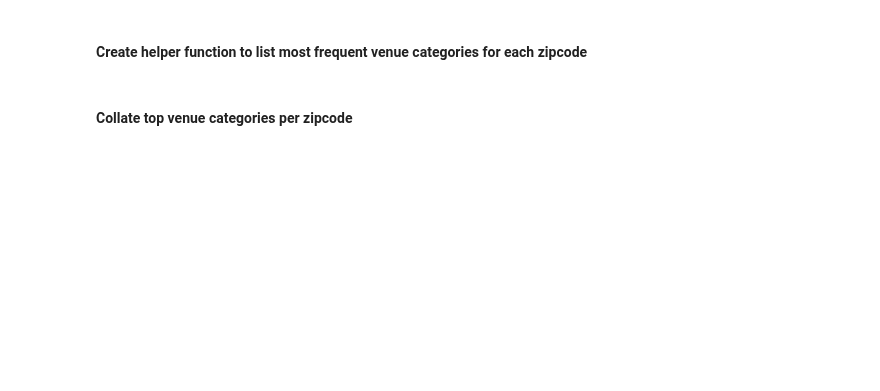
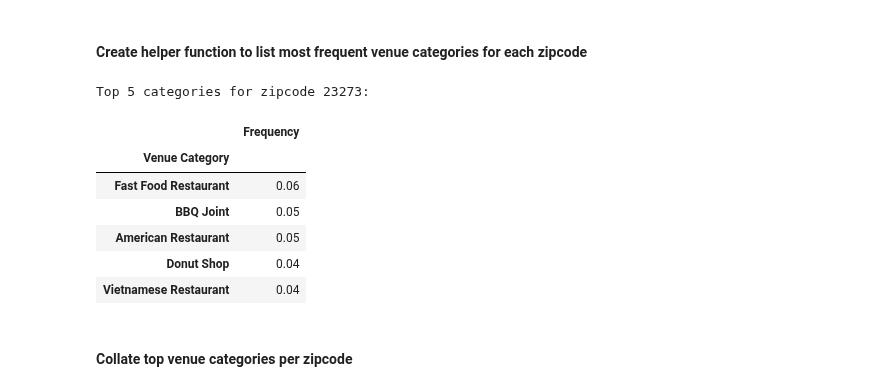
Before and after one commit to amypeniston/data-science-capstone-project, a Jupyter notebook: Week_5_Capstone_Project.ipynb, the cells around one changed output. Cells and saved outputs as stored; diff of their text form; code cells hidden in the pictures; blank space fills up the shorter version.

```diff
--- a/Week_5_Capstone_Project.ipynb
+++ b/Week_5_Capstone_Project.ipynb
@@ -594,11 +696,20 @@ def get_top_categories(df, idx, num=5):
     return top
 # %%
 top_num = 5
-example_row = 2
+example_row = 30
 
 example_zipcode = nearby_venues_grouped_by_zipcode.iloc[example_row,0]
 print("Top {} categories for zipcode {}:\n".format(top_num, example_zipcode))
 get_top_categories(nearby_venues_grouped_by_zipcode, example_row, top_num)
+# %% [output]
+Top 5 categories for zipcode 23273:
+|  | Frequency |
+| Venue Category |  |
+| Fast Food Restaurant | 0.06 |
+| BBQ Joint | 0.05 |
+| American Restaurant | 0.05 |
+| Donut Shop | 0.04 |
+| Vietnamese Restaurant | 0.04 |
 # %% [markdown]
 #### Collate top venue categories per zipcode
 # %%
```
Also changed, not shown: parts of 27 cells of this notebook.
